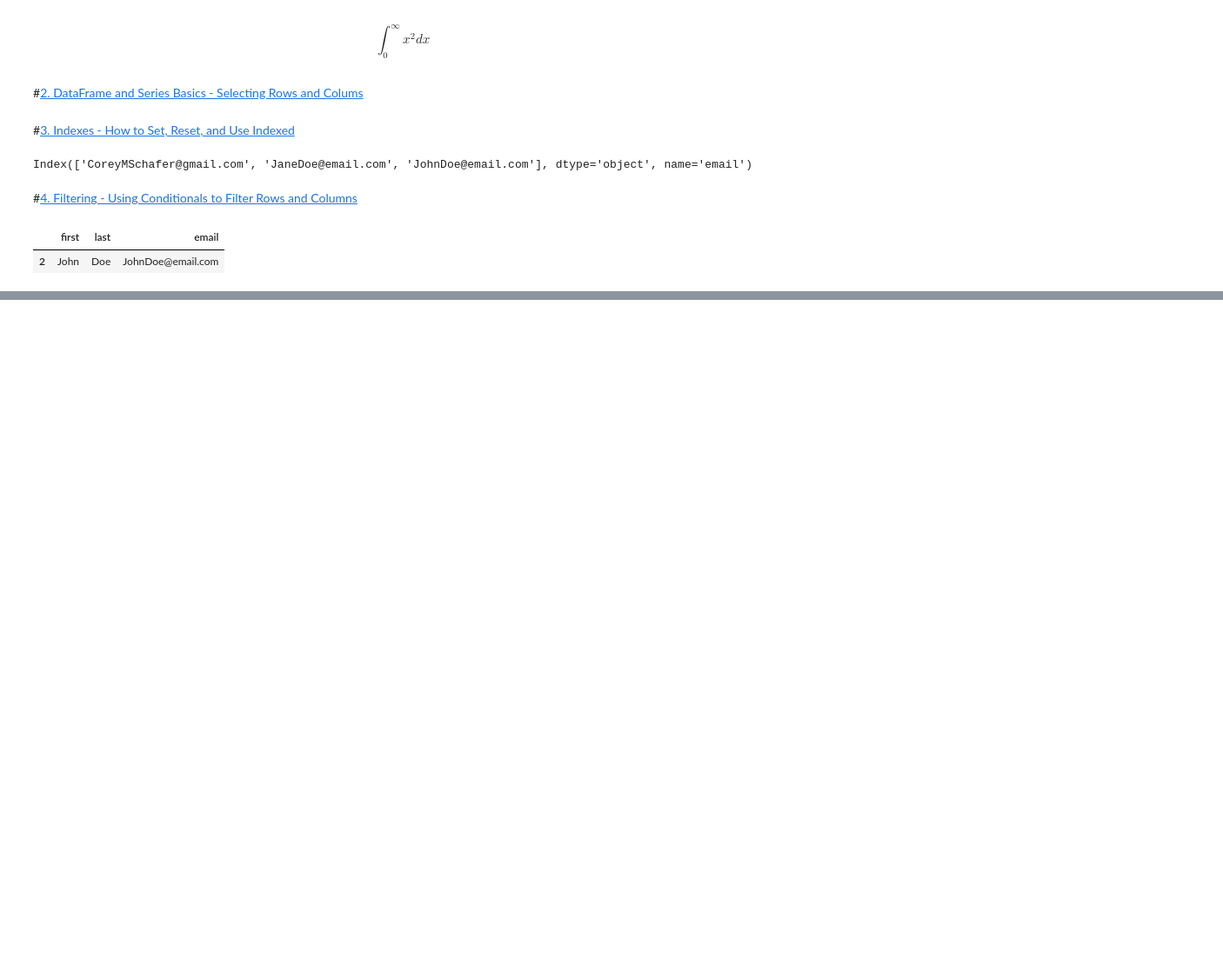
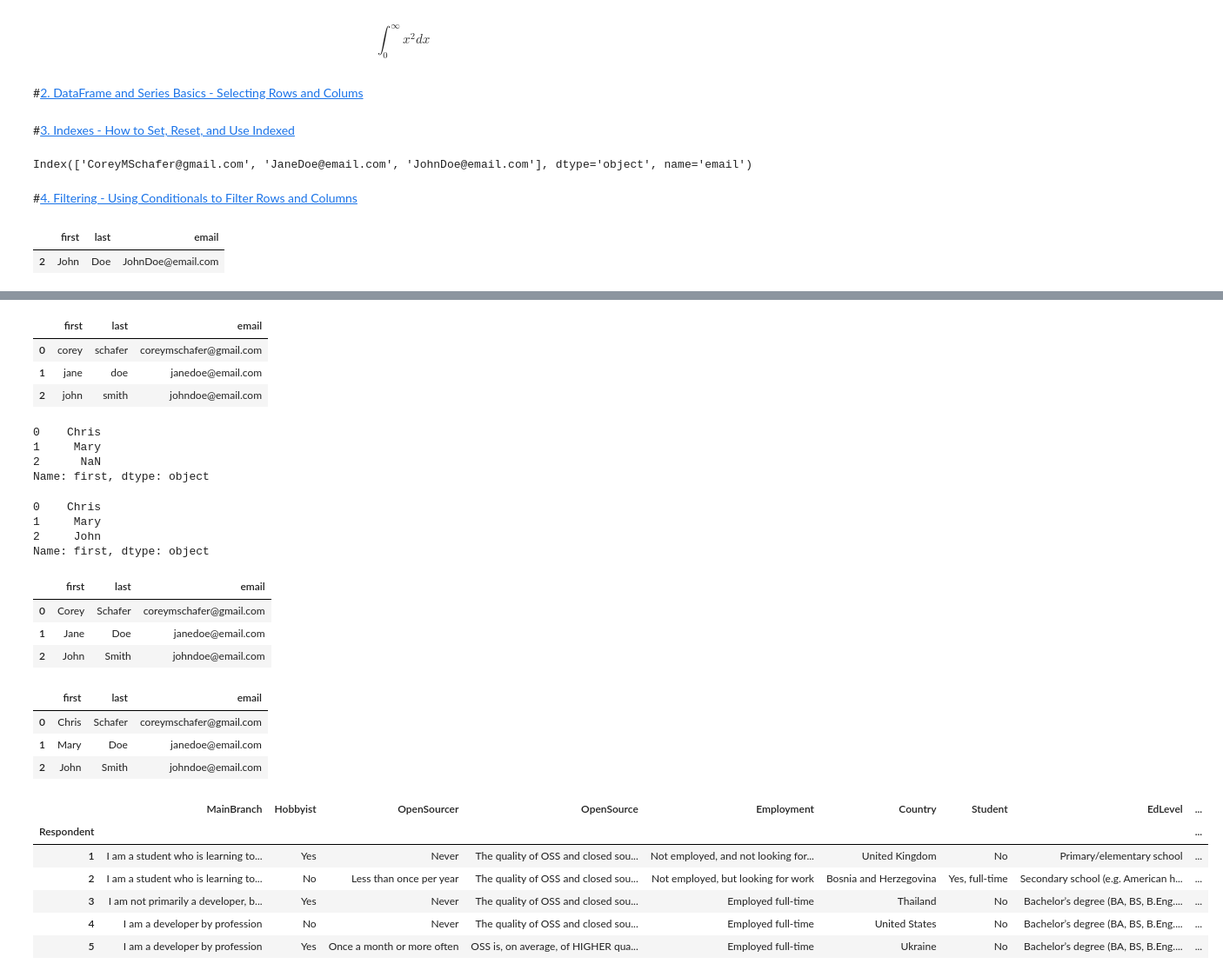
Before and after one commit to davidzheng66/python3, a Jupyter notebook: panda/panda1.ipynb, the cells around one changed output, grey strips where cells are left out. Shown at 87% size. Saved outputs shown, nothing was run; the diff lists cells and outputs as text; code cells hidden in the pictures; blank space fills up the shorter version.

```diff
--- a/panda/panda1.ipynb
+++ b/panda/panda1.ipynb
@@ -187,0 +367,47 @@ df.loc[filt, 'LanguageWorkedWith']
+# %%
+df.applymap(str.lower)
+# %% [output]
+|  | first | last | email |
+| 0 | corey | schafer | coreymschafer@gmail.com |
+| 1 | jane | doe | janedoe@email.com |
+| 2 | john | smith | johndoe@email.com |
+# %%
+df['first'].map({'Corey': 'Chris', 'Jane': 'Mary'})
+# %% [output]
+0    Chris
+1     Mary
+2      NaN
+Name: first, dtype: object
+# %%
+df['first'].replace({'Corey': 'Chris', 'Jane': 'Mary'})
+# %% [output]
+0    Chris
+1     Mary
+2     John
+Name: first, dtype: object
+# %%
+df
+# %% [output]
+|  | first | last | email |
+| 0 | Corey | Schafer | coreymschafer@gmail.com |
+| 1 | Jane | Doe | janedoe@email.com |
+| 2 | John | Smith | johndoe@email.com |
+# %%
+df['first'] = df['first'].replace({'Corey': 'Chris', 'Jane': 'Mary'})
+df
+# %% [output]
+|  | first | last | email |
+| 0 | Chris | Schafer | coreymschafer@gmail.com |
+| 1 | Mary | Doe | janedoe@email.com |
+| 2 | John | Smith | johndoe@email.com |
+# %%
+df = pd.read_csv('https://raw.githubusercontent.com/davidzheng66/python3/master/panda/data/survey_results_public.csv', index_col='Respondent')
+df.head()
+# %% [output]
+|  | MainBranch | Hobbyist | OpenSourcer | OpenSource | Employment | Country | Student | EdLevel | ... |
+| Respondent |  |  |  |  |  |  |  |  | ... |
+| 1 | I am a student who is learning to... | Yes | Never | The quality of OSS and closed sou... | Not employed, and not looking for... | United Kingdom | No | Primary/elementary school | ... |
+| 2 | I am a student who is learning to... | No | Less than once per year | The quality of OSS and closed sou... | Not employed, but looking for work | Bosnia and Herzegovina | Yes, full-time | Secondary school (e.g. American h... | ... |
+| 3 | I am not primarily a developer, b... | Yes | Never | The quality of OSS and closed sou... | Employed full-time | Thailand | No | Bachelor’s degree (BA, BS, B.Eng.... | ... |
+| 4 | I am a developer by profession | No | Never | The quality of OSS and closed sou... | Employed full-time | United States | No | Bachelor’s degree (BA, BS, B.Eng.... | ... |
+| 5 | I am a developer by profession | Yes | Once a month or more often | OSS is, on average, of HIGHER qua... | Employed full-time | Ukraine | No | Bachelor’s degree (BA, BS, B.Eng.... | ... |
```
Also changed, not shown: parts of 38 cells of this notebook.
